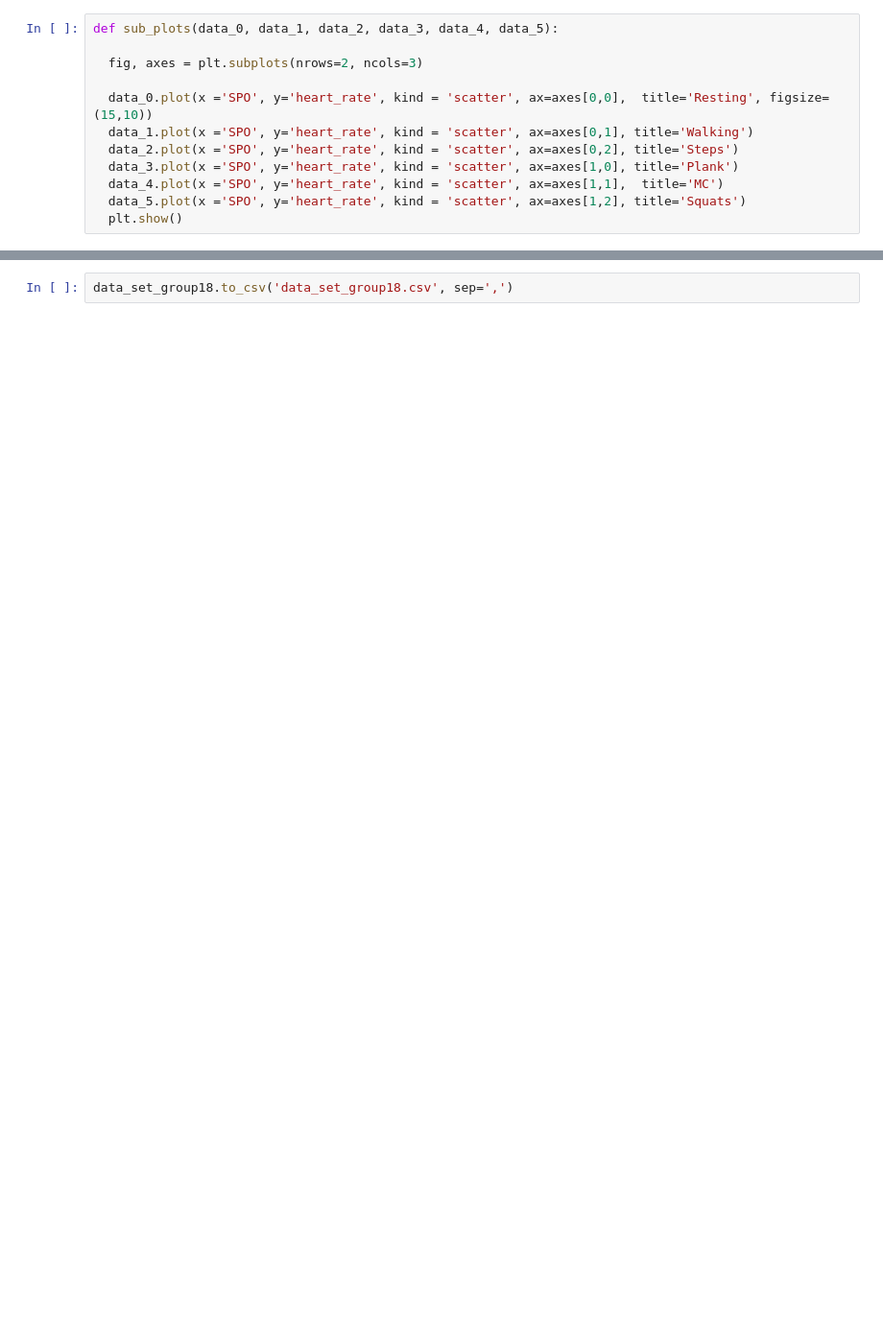
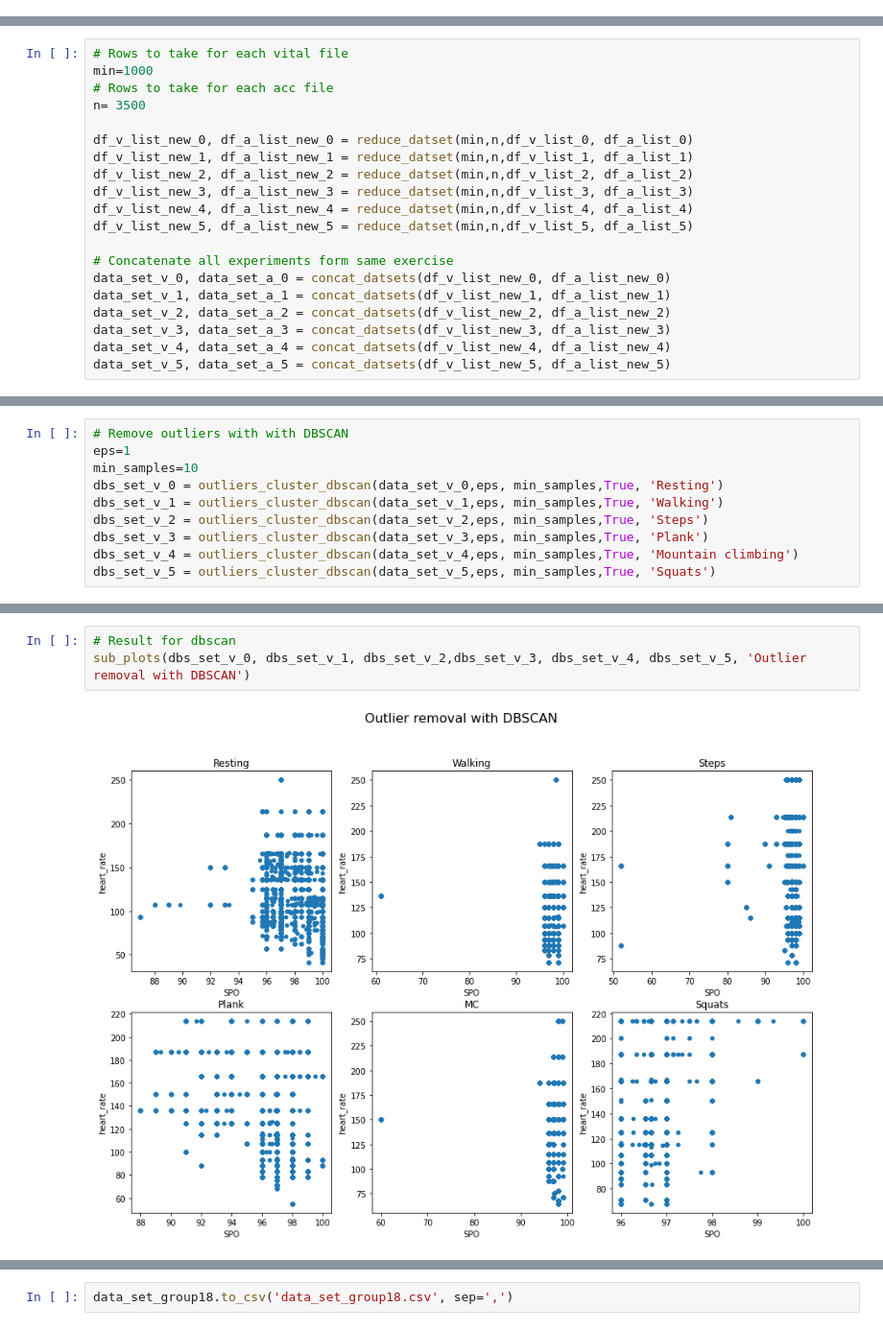
Before and after one commit to rushanmukherjee/Vitals-Classification-Data-Preparation, a Jupyter notebook: create_dataset/DS_data_group_18.ipynb, the cells around one changed output, grey strips where cells are left out. Shown at 96% size. Drawn from its saved outputs; the diff is of its cells as text; blank space fills up the shorter version.

```diff
--- a/create_dataset/DS_data_group_18.ipynb
+++ b/create_dataset/DS_data_group_18.ipynb
@@ -7,12 +0,0 @@ import os
-# %%
-def sub_plots(data_0, data_1, data_2, data_3, data_4, data_5):
-
-  fig, axes = plt.subplots(nrows=2, ncols=3)
-
-  data_0.plot(x ='SPO', y='heart_rate', kind = 'scatter', ax=axes[0,0],  title='Resting', figsize=(15,10))
-  data_1.plot(x ='SPO', y='heart_rate', kind = 'scatter', ax=axes[0,1], title='Walking')
-  data_2.plot(x ='SPO', y='heart_rate', kind = 'scatter', ax=axes[0,2], title='Steps')
-  data_3.plot(x ='SPO', y='heart_rate', kind = 'scatter', ax=axes[1,0], title='Plank')
-  data_4.plot(x ='SPO', y='heart_rate', kind = 'scatter', ax=axes[1,1],  title='MC')
-  data_5.plot(x ='SPO', y='heart_rate', kind = 'scatter', ax=axes[1,2], title='Squats')
-  plt.show()
@@ -204,0 +223,20 @@ data_set_group18
+# %%
+# Rows to take for each vital file
+min=1000
+# Rows to take for each acc file
+n= 3500
+
+df_v_list_new_0, df_a_list_new_0 = reduce_datset(min,n,df_v_list_0, df_a_list_0)
+df_v_list_new_1, df_a_list_new_1 = reduce_datset(min,n,df_v_list_1, df_a_list_1)
+df_v_list_new_2, df_a_list_new_2 = reduce_datset(min,n,df_v_list_2, df_a_list_2)
+df_v_list_new_3, df_a_list_new_3 = reduce_datset(min,n,df_v_list_3, df_a_list_3)
+df_v_list_new_4, df_a_list_new_4 = reduce_datset(min,n,df_v_list_4, df_a_list_4)
+df_v_list_new_5, df_a_list_new_5 = reduce_datset(min,n,df_v_list_5, df_a_list_5)
+
+# Concatenate all experiments form same exercise
+data_set_v_0, data_set_a_0 = concat_datsets(df_v_list_new_0, df_a_list_new_0)
+data_set_v_1, data_set_a_1 = concat_datsets(df_v_list_new_1, df_a_list_new_1)
+data_set_v_2, data_set_a_2 = concat_datsets(df_v_list_new_2, df_a_list_new_2)
+data_set_v_3, data_set_a_3 = concat_datsets(df_v_list_new_3, df_a_list_new_3)
+data_set_v_4, data_set_a_4 = concat_datsets(df_v_list_new_4, df_a_list_new_4)
+data_set_v_5, data_set_a_5 = concat_datsets(df_v_list_new_5, df_a_list_new_5)
@@ -204,0 +303,10 @@ data_set_group18
+# %%
+# Remove outliers with with DBSCAN
+eps=1
+min_samples=10
+dbs_set_v_0 = outliers_cluster_dbscan(data_set_v_0,eps, min_samples,True, 'Resting')
+dbs_set_v_1 = outliers_cluster_dbscan(data_set_v_1,eps, min_samples,True, 'Walking')
+dbs_set_v_2 = outliers_cluster_dbscan(data_set_v_2,eps, min_samples,True, 'Steps')
+dbs_set_v_3 = outliers_cluster_dbscan(data_set_v_3,eps, min_samples,True, 'Plank')
+dbs_set_v_4 = outliers_cluster_dbscan(data_set_v_4,eps, min_samples,True, 'Mountain climbing')
+dbs_set_v_5 = outliers_cluster_dbscan(data_set_v_5,eps, min_samples,True, 'Squats')
@@ -204,0 +334,5 @@ data_set_group18
+# %%
+# Result for dbscan
+sub_plots(dbs_set_v_0, dbs_set_v_1, dbs_set_v_2,dbs_set_v_3, dbs_set_v_4, dbs_set_v_5, 'Outlier removal with DBSCAN')
+# %% [output]
+[figure, added]
```
Also changed, not shown: parts of 68 cells of this notebook.
